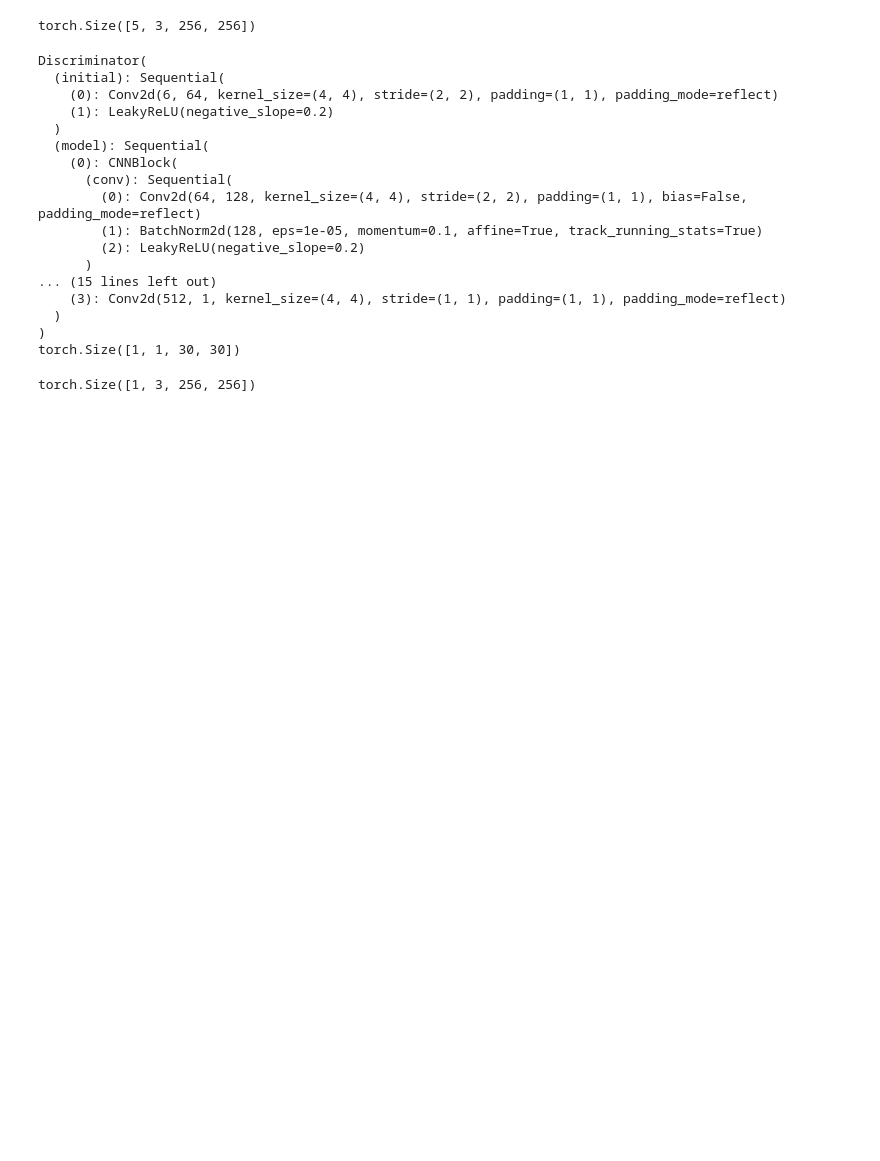
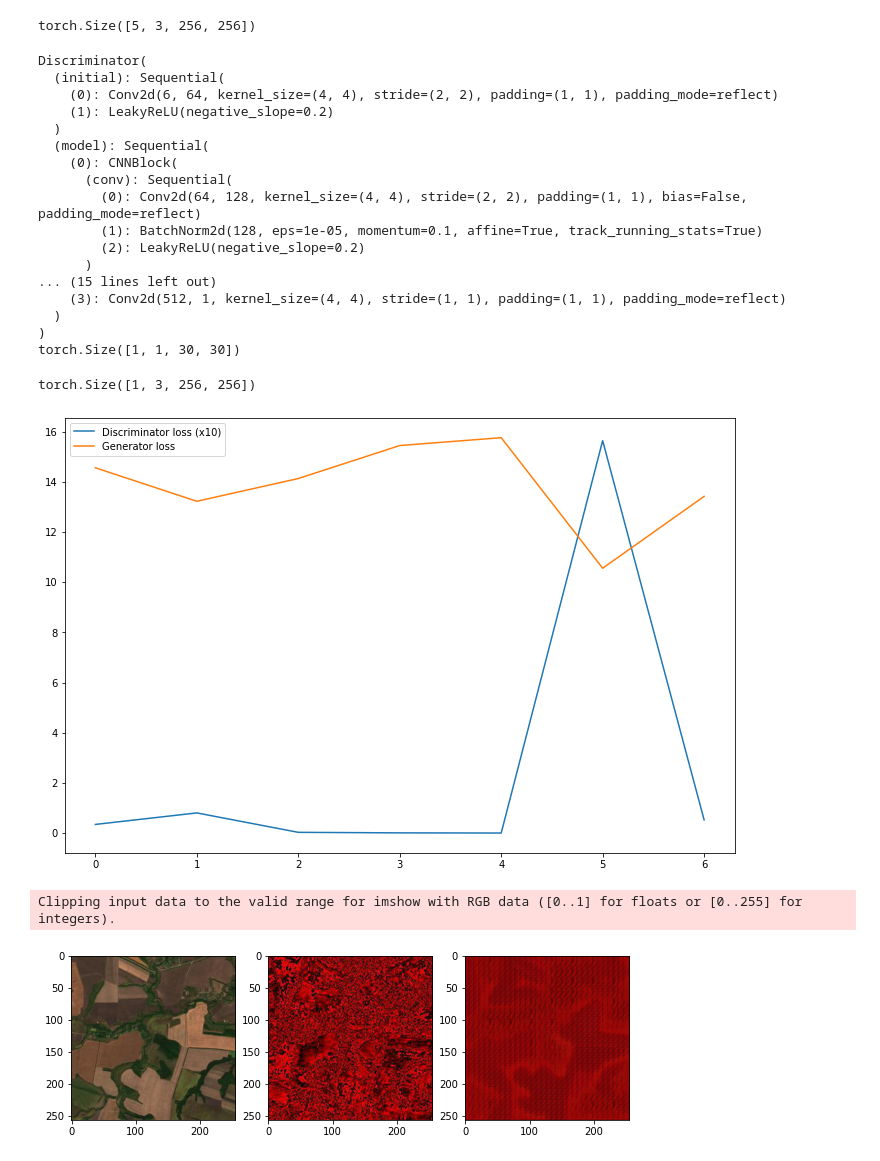
Before and after one commit to Naumenko-KM/MapTransfer, a Jupyter notebook: pix2pix/pix2pix.ipynb, the cells around one changed output. Drawn from its saved outputs; the diff is of its cells as text; code cells hidden in the pictures; blank space fills up the shorter version.

```diff
--- a/pix2pix/pix2pix.ipynb
+++ b/pix2pix/pix2pix.ipynb
@@ -93,7 +78,7 @@ transform_only_mask = A.Compose(
     ]
 )
 # %%
-def save_some_examples(gen, val_loader, epoch, folder):
+def save_some_examples(gen, val_loader, epoch, folder, show_images=False):
     x, y = next(iter(val_loader))
     x, y = x.to(DEVICE), y.to(DEVICE)
     gen.eval()
@@ -104,10 +89,20 @@ def save_some_examples(gen, val_loader, epoch, folder):
         y_fake = gen(x)
         y_fake = y_fake * 1 + 0  # remove normalization#
         save_image(y_fake, folder + f"/y_gen_{epoch:03d}.png")
-        save_image(x * 1 + 0, folder + f"/input_{epoch:02d}.png")
         if epoch == 1:
-            save_image(y * 1 + 0, folder + f"/label_{epoch:02d}.png")
+            save_image(x * 1 + 0, folder + f"/input_{epoch:03d}.png")
+            save_image(y * 1 + 0, folder + f"/label_{epoch:03d}.png")
     gen.train()
+
+    if show_images:
+        f, ax = plt.subplots(1,3, figsize=(10,10))
+        x = x.squeeze().cpu().permute(1,2,0)
+        y = y.squeeze().cpu().permute(1,2,0)
+        y_fake = y_fake.squeeze().cpu().permute(1,2,0)
+        ax[0].imshow(x)
+        ax[1].imshow(y)
+        ax[2].imshow(y_fake)
+        plt.show()
 
 
 def save_checkpoint(model, optimizer, filename="my_checkpoint.pth"):
@@ -350,7 +345,7 @@ if __name__ == "__main__":
 torch.Size([1, 3, 256, 256])
 # %%
 def train_fn(
-    disc, gen, loader, opt_disc, opt_gen, l1_loss, bce, g_scaler, d_scaler,
+    disc, gen, loader, opt_disc, opt_gen, l1_loss, bce, g_scaler, d_scaler, epoch
 ):
     loop = tqdm(loader, leave=True)
 
@@ -388,48 +383,73 @@ def train_fn(
             loop.set_postfix(
                 D_real=torch.sigmoid(D_real).mean().item(),
                 D_fake=torch.sigmoid(D_fake).mean().item(),
+                epoch=epoch
             )
+
+    return D_loss, G_loss
 
 
 def main():
+    D_loss =  []
+    G_loss = []
     disc = Discriminator(in_channels=3).to(DEVICE)
     gen = Generator(in_channels=3, features=64).to(DEVICE)
-    opt_disc = optim.Adam(disc.parameters(), lr=LEARNING_RATE, betas=(0.5, 0.999),)
-    opt_gen = optim.Adam(gen.parameters(), lr=LEARNING_RATE, betas=(0.5, 0.999))
+    opt_disc = optim.Adam(disc.parameters(), lr=D_LEARNING_RATE, betas=(0.5, 0.999),)
+    opt_gen = optim.Adam(gen.parameters(), lr=G_LEARNING_RATE, betas=(0.5, 0.999))
+    sheduler_disc = optim.lr_scheduler.StepLR(opt_disc, step_size=10, gamma=D_SCHEDULER_GAMMA)
+    sheduler_gen = optim.lr_scheduler.StepLR(opt_gen, step_size=10, gamma=G_SCHEDULER_GAMMA)
+
     BCE = nn.BCEWithLogitsLoss()
+
     L1_LOSS = nn.L1Loss()
 
     if LOAD_MODEL:
         load_checkpoint(
-            CHECKPOINT_GEN, gen, opt_gen, LEARNING_RATE,
+            CHECKPOINT_GEN, gen, opt_gen, G_LEARNING_RATE,
         )
         load_checkpoint(
-            CHECKPOINT_DISC, disc, opt_disc, LEARNING_RATE,
+            CHECKPOINT_DISC, disc, opt_disc, D_LEARNING_RATE,
         )
 
     train_dataset = MapDataset(root_dir=TRAIN_DIR)
     train_loader = DataLoader(
         train_dataset,
         batch_size=BATCH_SIZE,
         shuffle=True,
         num_workers=NUM_WORKERS,
     )
     g_scaler = torch.cuda.amp.GradScaler()
     d_scaler = torch.cuda.amp.GradScaler()
     val_dataset = MapDataset(root_dir=VAL_DIR)
     val_loader = DataLoader(val_dataset, batch_size=1, shuffle=False)
 
     for epoch in range(NUM_EPOCHS):
-        train_fn(
-            disc, gen, train_loader, opt_disc, opt_gen, L1_LOSS, BCE, g_scaler, d_scaler,
-        )
+        D_loss_epoch, G_loss_epoch = train_fn(disc, gen, train_loader, opt_disc,
+                                              opt_gen, L1_LOSS, BCE, g_scaler, d_scaler, epoch)
 
         if SAVE_MODEL and epoch % 5 == 0:
             save_checkpoint(gen, opt_gen, filename=CHECKPOINT_GEN)
             save_checkpoint(disc, opt_disc, filename=CHECKPOINT_DISC)
 
-        save_some_examples(gen, val_loader, epoch, folder="evaluation")
+        sheduler_disc.step()
+        sheduler_gen.step()
+
+        clear_output(True)
+        D_loss_epoch *= 10
+        D_loss.append(D_loss_epoch.cpu().detach().numpy())
+        G_loss.append(G_loss_epoch.cpu().detach().numpy())
+        fig, ax = plt.subplots(nrows=1, ncols=1, figsize=(12, 8))
+        ax.plot(D_loss, label='Discriminator loss (x10)')
+        ax.plot(G_loss, label='Generator loss')
+        plt.legend()
+        plt.show()
+
+        save_some_examples(gen, val_loader, epoch, folder="evaluation", show_images=True)
 
 
 if __name__ == "__main__":
     main()
+# %% [output]
+[figure, added]
+Clipping input data to the valid range for imshow with RGB data ([0..1] for floats or [0..255] for integers).
+[figure, added]
```
Also changed, not shown: parts of 8 cells of this notebook, 1 other file.
